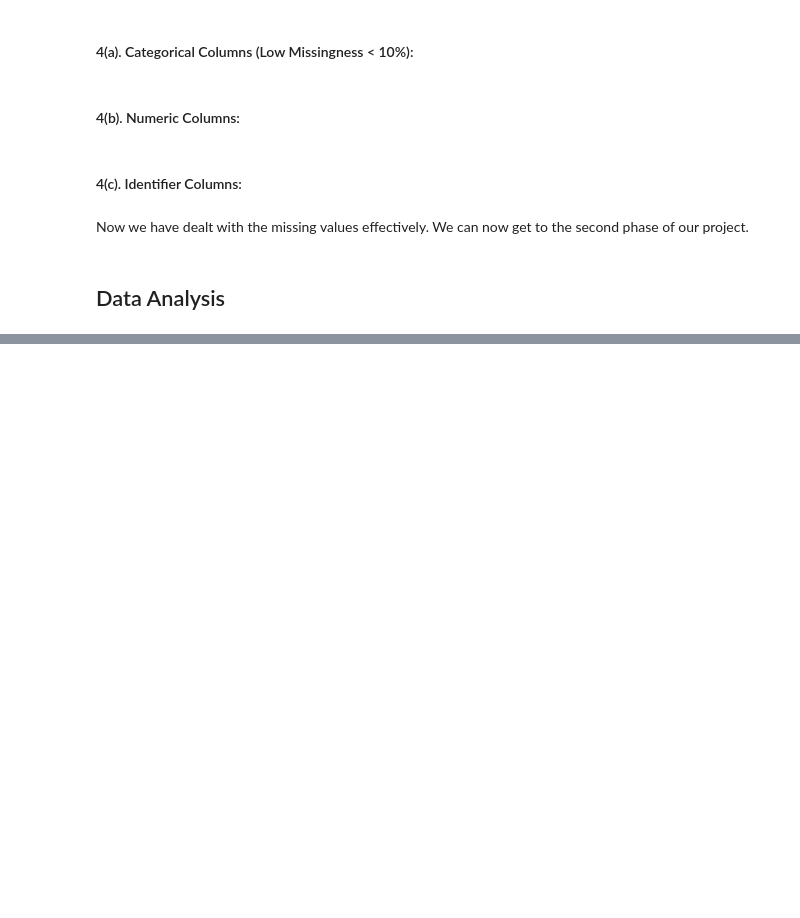
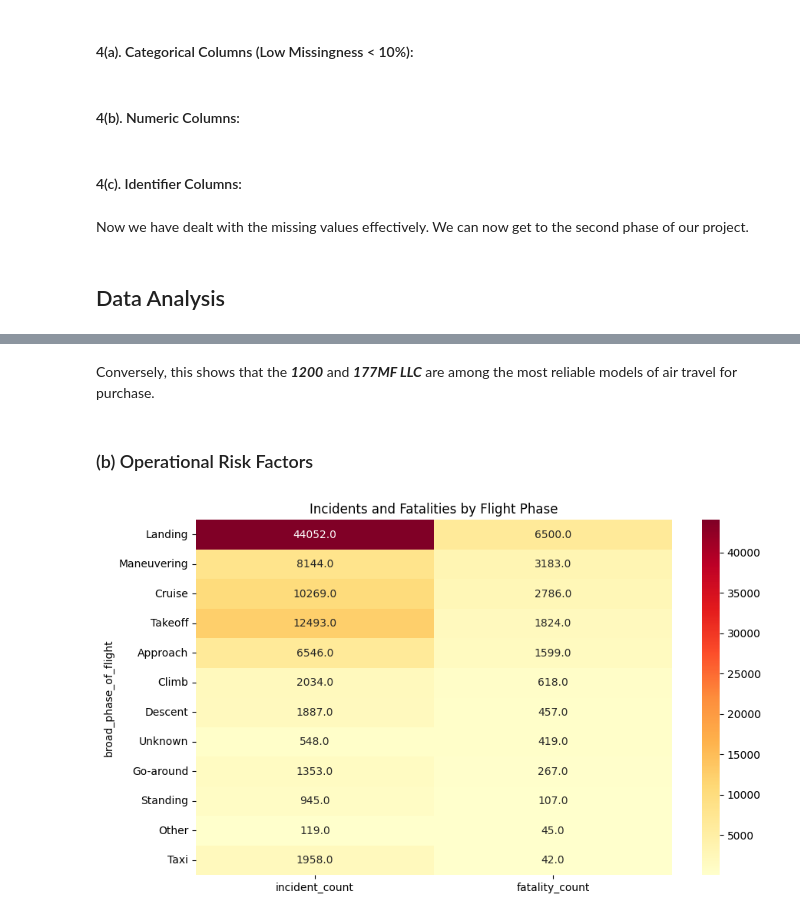
Before and after one commit to Love-Reen/Aviation-project-Modifications, a Jupyter notebook: Phase-One-Project.ipynb, the cells around one changed output, grey strips where cells are left out. Cells and saved outputs as stored; diff of their text form; code cells hidden in the pictures; blank space fills up the shorter version.

```diff
--- a/Phase-One-Project.ipynb
+++ b/Phase-One-Project.ipynb
@@ -361,0 +482,13 @@ Now we have dealt with the missing values effectively. We can now get to the sec
+# %%
+# Risk by flight phase
+phase_risk = Aviation_data.groupby('broad_phase_of_flight').agg(
+    incident_count=('event_id', 'count'),
+    fatality_count=('total_fatal_injuries', 'sum')
+).sort_values('fatality_count', ascending=False)
+
+# Weather impact analysis
+weather_impact = pd.crosstab(
+    Aviation_data['weather_condition'],
+    Aviation_data['aircraft_damage'],
+    normalize='index'
+)
@@ -361,0 +638,11 @@ Now we have dealt with the missing values effectively. We can now get to the sec
+# %% [markdown]
+Conversely, this shows that the ***1200*** and ***177MF LLC*** are among the most reliable models of air travel for purchase.
+# %% [markdown]
+### (b) Operational Risk Factors
+# %%
+plt.figure(figsize=(10,6))
+sns.heatmap(phase_risk, annot=True, fmt='.1f', cmap='YlOrRd')
+plt.title('Incidents and Fatalities by Flight Phase')
+plt.show()
+# %% [output]
+[figure, added]
```
Also changed, not shown: parts of 63 cells of this notebook.
